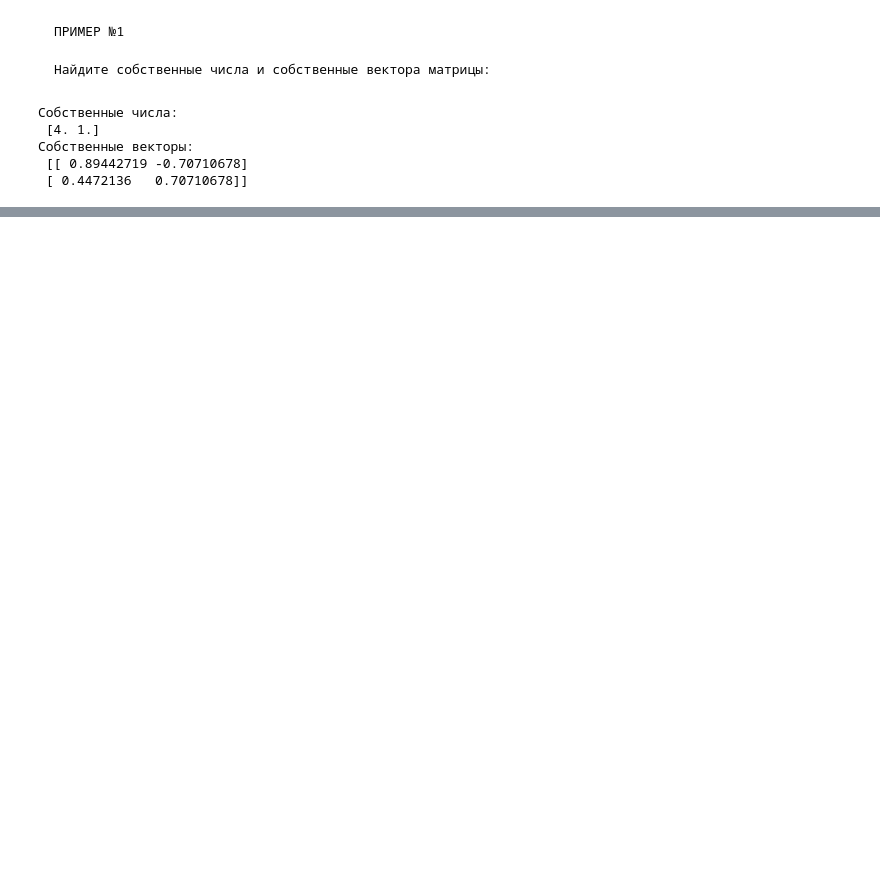
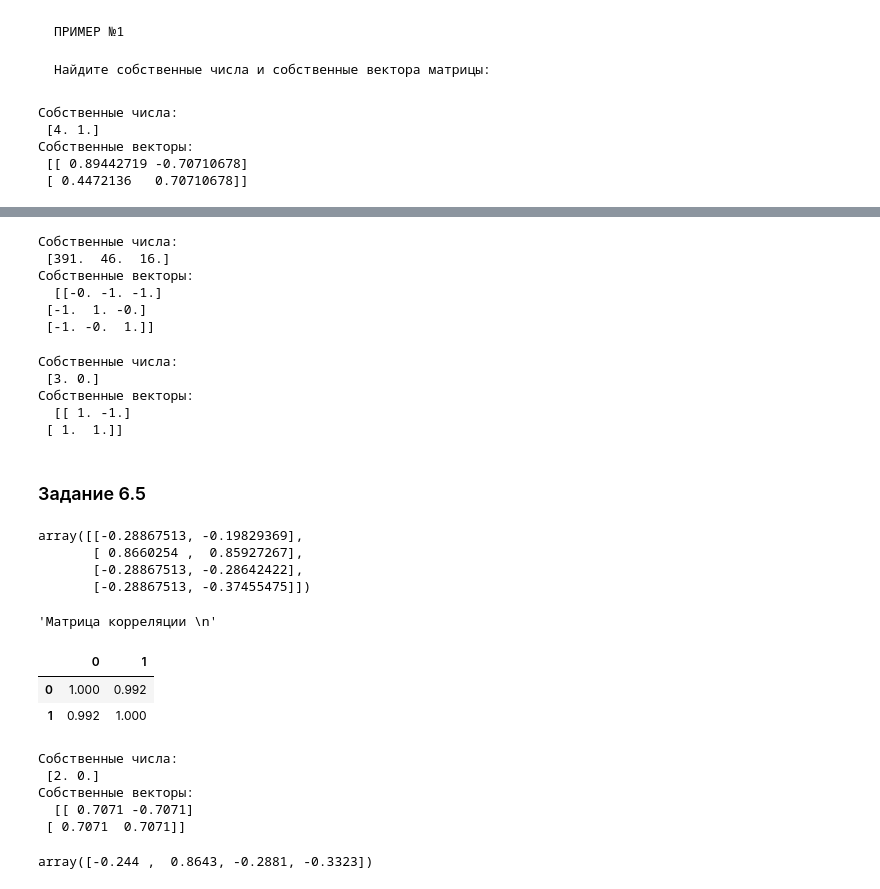
Before and after one commit to Motoborg/MATH_ML_3_dop, a Jupyter notebook: NB_Y_OLE_dop.ipynb, the cells around one changed output, grey strips where cells are left out. Saved outputs shown, nothing was run; the diff lists cells and outputs as text; code cells hidden in the pictures; blank space fills up the shorter version.

```diff
--- a/NB_Y_OLE_dop.ipynb
+++ b/NB_Y_OLE_dop.ipynb
@@ -33,0 +200,79 @@ print('Собственные векторы: \n', eig_vectors)
+# %%
+A42 = np.array(
+    [[1, 9, 4],
+     [9, 4, 7],
+     [4, 7, 12]]).T
+
+# вычисляем собственные числа и собственные векторы матрицы Грамма
+eig_values, eig_vectors = np.linalg.eig(A42.T @ A42)
+print('Собственные числа: \n', np.round(eig_values))
+print(f'Собственные векторы: \n ', np.round(eig_vectors))
+# %% [output]
+Собственные числа:
+ [391.  46.  16.]
+Собственные векторы:
+  [[-0. -1. -1.]
+ [-1.  1. -0.]
+ [-1. -0.  1.]]
+# %%
+A64 = np.array(
+    [[1, 0.8],
+     [0.8, 1]]).T
+
+# вычисляем собственные числа и собственные векторы матрицы Грамма
+eig_values, eig_vectors = np.linalg.eig(A64.T @ A64)
+print('Собственные числа: \n', np.round(eig_values))
+print('Собственные векторы: \n ', np.round(eig_vectors))
+# A64
+# %% [output]
+Собственные числа:
+ [3. 0.]
+Собственные векторы:
+  [[ 1. -1.]
+ [ 1.  1.]]
+# %% [markdown]
+### Задание 6.5
+# %%
+x1 = np.array([1, 2, 1, 1])
+x2 = np.array([70, 130, 65, 60])
+A65 = np.array([x1, x2]).T
+
+# стандартизуем матрицу
+X1ct = x1 - x1.mean()
+X1st = (X1ct)/np.linalg.norm(X1ct)
+
+X2ct = x2 - x2.mean()
+X2st = (X2ct)/np.linalg.norm(X2ct)
+
+A65st = np.array([X1st, X2st]).T
+display(A65st)
+
+C65st = pd.DataFrame(A65st).corr()
+# fig = plt.figure(figsize=(10, 5))
+# sns.heatmap(C65, annot=True, cmap='coolwarm')
+
+display('Матрица корреляции \n', C65st)
+
+eig_values, eig_vectors = np.linalg.eig(C65st)
+print('Собственные числа: \n', np.round(eig_values))
+print(f'Собственные векторы: \n ', np.round(eig_vectors, 4))
+
+Xnew = eig_vectors[0, 0]*X1st + eig_vectors[1, 0]*X2st
+Xnew_norm = (Xnew - Xnew.mean())/np.linalg.norm(Xnew - Xnew.mean())
+Xnew_norm = np.round(Xnew_norm,4)
+Xnew_norm
+# %% [output]
+array([[-0.28867513, -0.19829369],
+       [ 0.8660254 ,  0.85927267],
+       [-0.28867513, -0.28642422],
+       [-0.28867513, -0.37455475]])
+'Матрица корреляции \n'
+|  | 0 | 1 |
+| 0 | 1.000 | 0.992 |
+| 1 | 0.992 | 1.000 |
+Собственные числа:
+ [2. 0.]
+Собственные векторы:
+  [[ 0.7071 -0.7071]
+ [ 0.7071  0.7071]]
+array([-0.244 ,  0.8643, -0.2881, -0.3323])
```
Also changed, not shown: parts of 20 cells of this notebook.
